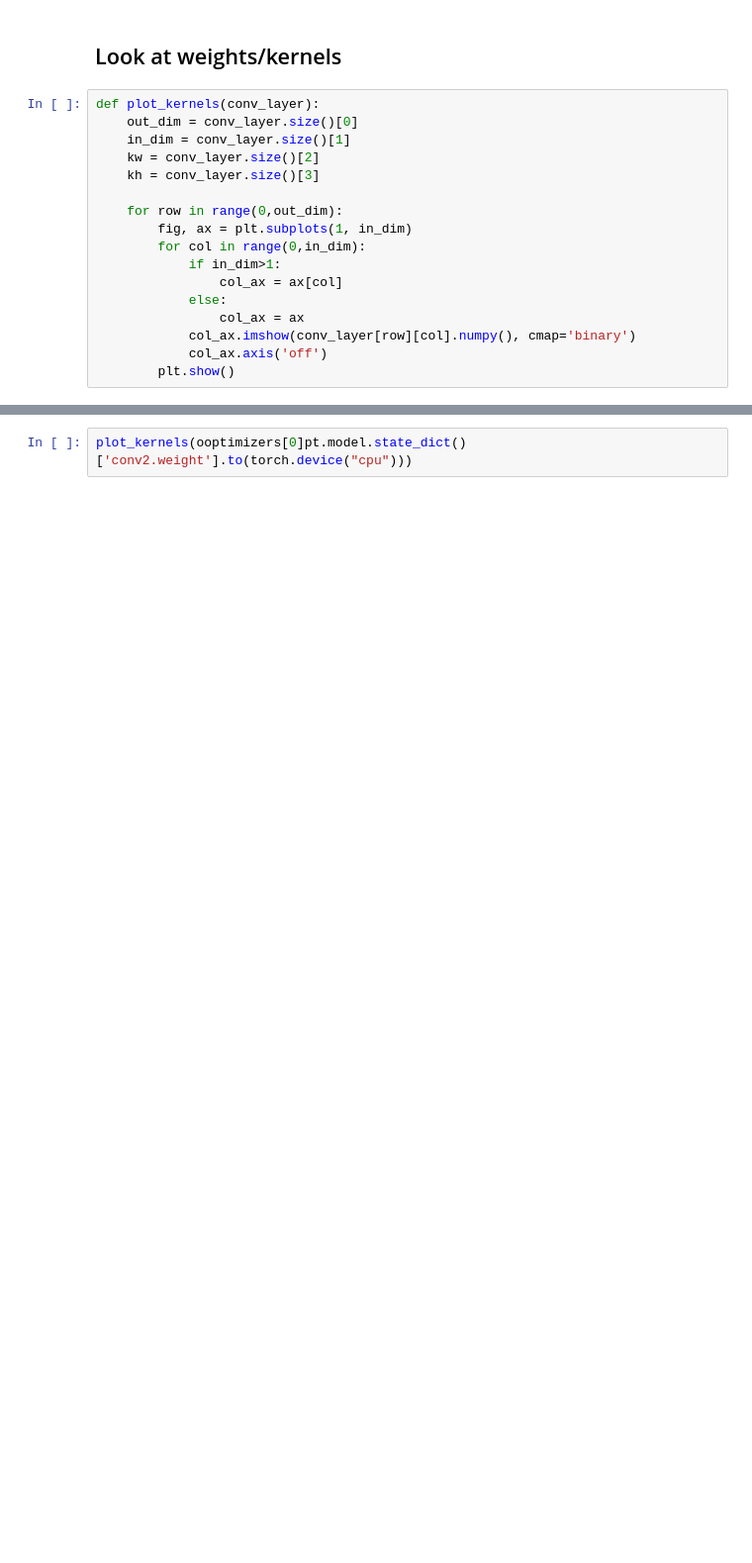
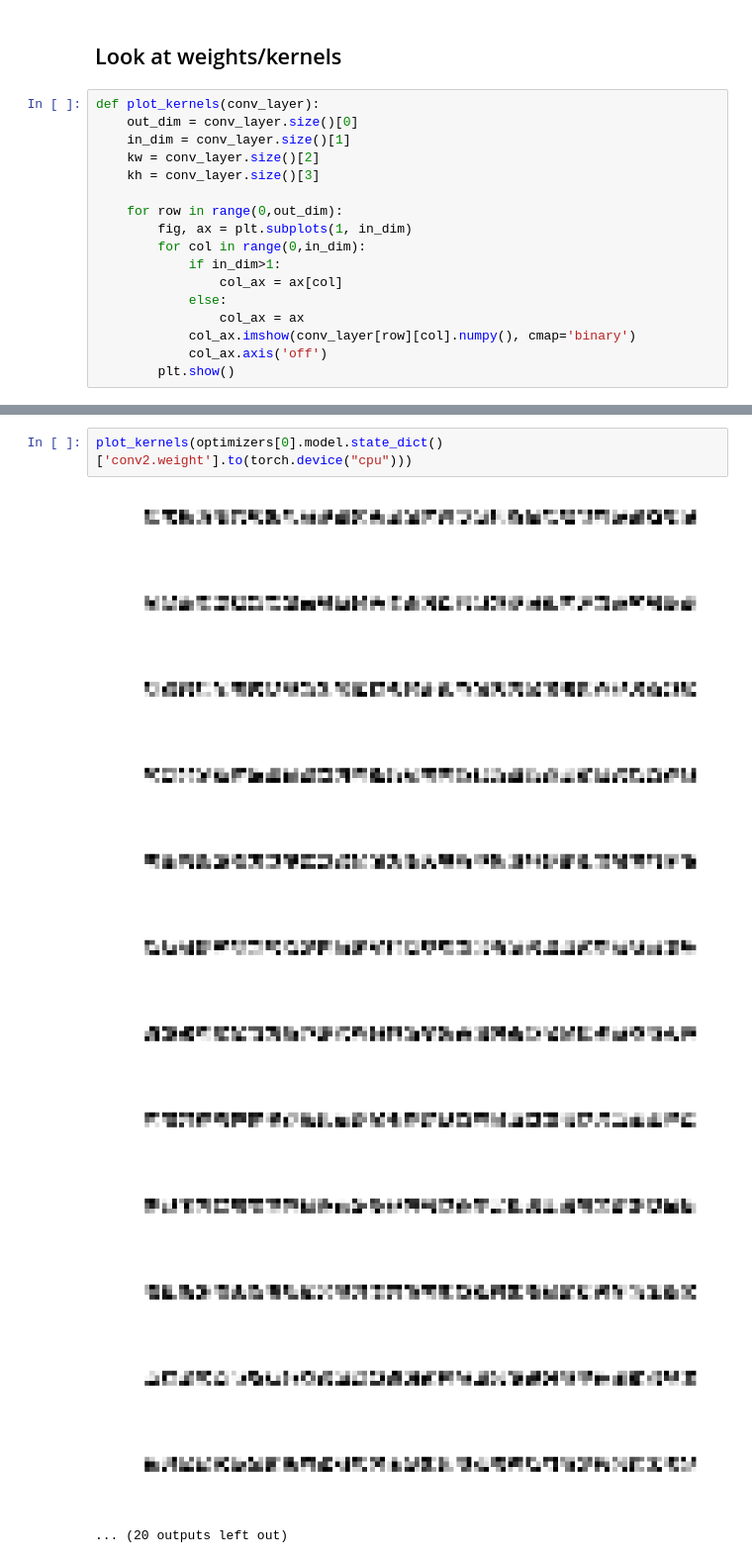
Before and after one commit to steedly/Reading, a Jupyter notebook: mnist.ipynb, the cells around one changed output, grey strips where cells are left out. Shown at 99% size. Drawn from its saved outputs; the diff is of its cells as text; blank space fills up the shorter version.

```diff
--- a/mnist.ipynb
+++ b/mnist.ipynb
@@ -803,2 +772,16 @@ plot_kernels(optimizers[0].model.state_dict()['conv1.weight'].permute(1,0,2,3).t
 # %%
-plot_kernels(ooptimizers[0]pt.model.state_dict()['conv2.weight'].to(torch.device("cpu")))
+plot_kernels(optimizers[0].model.state_dict()['conv2.weight'].to(torch.device("cpu")))
+# %% [output]
+[figure, added]
+[figure, added]
+[figure, added]
+[figure, added]
+[figure, added]
+[figure, added]
+[figure, added]
+[figure, added]
+[figure, added]
+[figure, added]
+[figure, added]
+[figure, added]
+... (20 outputs left out)
```
Also changed, not shown: parts of 13 cells of this notebook.
